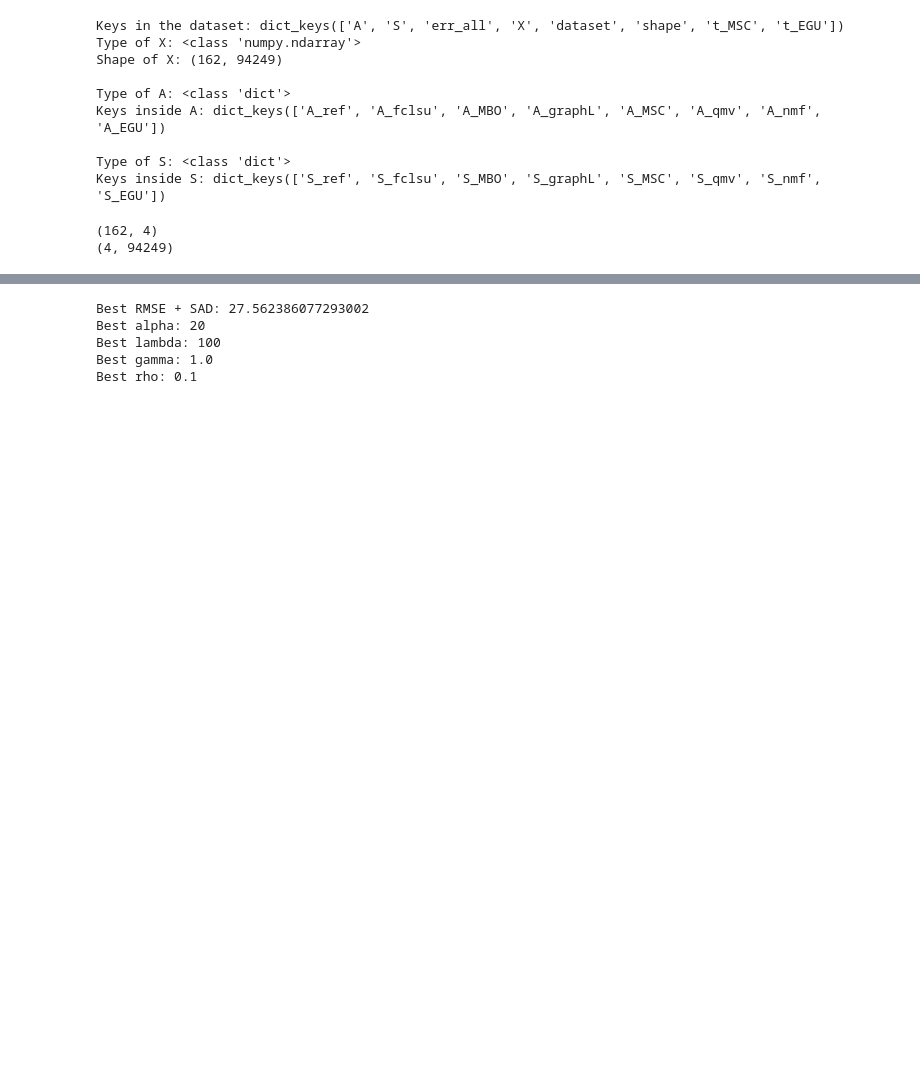
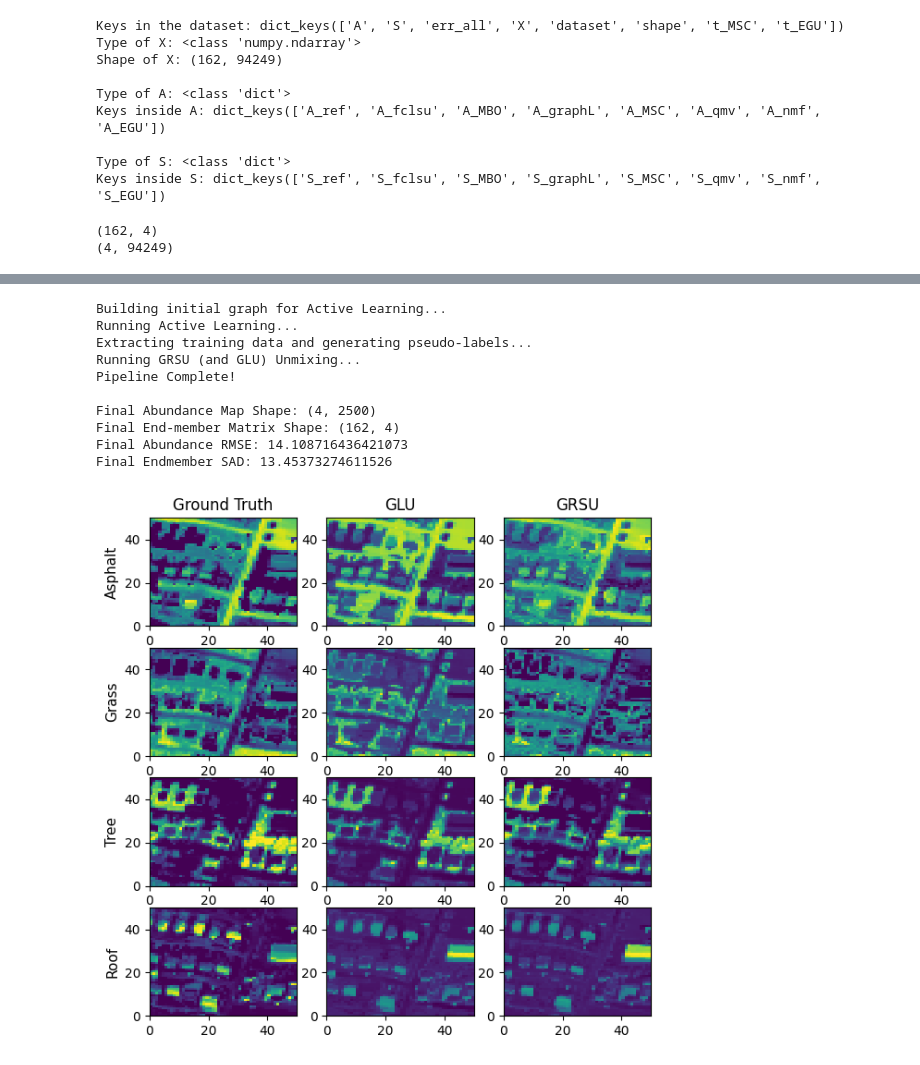
Before and after one commit to mtyler1059/Nearly-Blind-Hyperspectral-Unmixing, a Jupyter notebook: all_alg_test.ipynb, the cells around one changed output, grey strips where cells are left out. Drawn from its saved outputs; the diff is of its cells as text; code cells hidden in the pictures; blank space fills up the shorter version.

Commit message:
Urban dataset testing + added optimized ALMM to python file

```diff
--- a/all_alg_test.ipynb
+++ b/all_alg_test.ipynb
@@ -528,14 +533,14 @@ Best rho: 0.01
 # GRSU
 
 # Pick best parameters
-best_params_GRSU = parameter_testing(X_urban_test, A_gt_urban_test, S_gt_urban, samples,
-                                alpha_vals, lam_vals, gamma_vals, rho_vals, m_0 = 4,
-                                print_bool = False, GRSU_bool = True)
+# best_params_GRSU = parameter_testing(X_urban_test, A_gt_urban_test, S_gt_urban, samples,
+#                                 alpha_vals, lam_vals, gamma_vals, rho_vals, m_0 = 4,
+#                                 print_bool = False, GRSU_bool = True)
 
-alpha_0 = 100
-lam_0 = 1
-gamma_0 = 0.01
-rho_0 = 10
+alpha_0 = 20
+lam_0 = 100
+gamma_0 = 1.0
+rho_0 = 0.1
 
 # Best RMSE + SAD: 27.562386077293002
 # Best alpha: 20
@@ -544,15 +549,20 @@ rho_0 = 10
 # Best rho: 0.1
 
 # Run on best parameters
-# A_f_nl_GRSU, S_f_nl_GRSU, A_rmse_nl_GRSU, S_sad_nl_GRSU = run_unmixing_pipeline_example(X_urban_test, A_gt_urban_test, S_gt_urban, samples,
-#                                                         alpha = alpha_0, lam = lam_0, gamma = gamma_0, rho = rho_0, m_0 = 4,
-#                                                         print_bool = True, GRSU_bool = True)
+A_f_urban_GRSU, S_f_urban_GRSU, A_rmse_urban_GRSU, S_sad_urban_GRSU = run_unmixing_pipeline_example(X_urban_test, A_gt_urban_test, S_gt_urban, samples,
+                                                        alpha = alpha_0, lam = lam_0, gamma = gamma_0, rho = rho_0, m_0 = 4,
+                                                        print_bool = True, GRSU_bool = True)
 # %% [output]
-Best RMSE + SAD: 27.562386077293002
-Best alpha: 20
-Best lambda: 100
-Best gamma: 1.0
-Best rho: 0.1
+Building initial graph for Active Learning...
+Running Active Learning...
+Extracting training data and generating pseudo-labels...
+Running GRSU (and GLU) Unmixing...
+Pipeline Complete!
+
+Final Abundance Map Shape: (4, 2500)
+Final End-member Matrix Shape: (162, 4)
+Final Abundance RMSE: 14.108716436421073
+Final Endmember SAD: 13.45373274611526
 # %%
 # ALMM
 # TODO Run this
@@ -585,3 +595,26 @@ print(f"\nBest alpha: {best_alpha}, RMSE: {best_rmse:.4f}")
 
 
 E_f_urban_ALMM, A_f_urban_ALMM, T_f_urban_ALMM, B_f_urban_ALMM = algo_2_almm(X_urban_test, S_gt_urban, best_alpha, beta, gamma, eta, maxIter)
+# %%
+# Plot the images
+k=4
+fig, axes =  plt.subplots(nrows=k, ncols=3, figsize=(7 ,7))
+A_gt_img = A_gt_urban_test.reshape(k,patch_size,patch_size)
+A_f_GLU_img = A_f_urban_GLU.reshape(k,patch_size,patch_size)
+A_f_GRSU_img = A_f_urban_GRSU.reshape(k,patch_size,patch_size)
+
+class_names = ['Asphalt', 'Grass', 'Tree', 'Roof']
+algo_names = ['Ground Truth', 'GLU', 'GRSU']
+
+# Print image of each algorithm with endmembers in this order: Asphalt, Grass, Tree, Roof
+for i in range(k):
+    axes[i,0].pcolormesh(A_gt_img[i], cmap='viridis')
+    axes[i,1].pcolormesh(A_f_GLU_img[i], cmap='viridis')
+    axes[i,2].pcolormesh(A_f_GRSU_img[i], cmap='viridis')
+
+    axes[i,0].set_ylabel(class_names[i], fontsize=11) # Add endmember titles
+
+for col in range(3):
+    axes[0, col].set_title(algo_names[col], fontsize=12)
+# %% [output]
+[figure, added]
```
Also changed, not shown: parts of 1 cell of this notebook, 1 other file.
